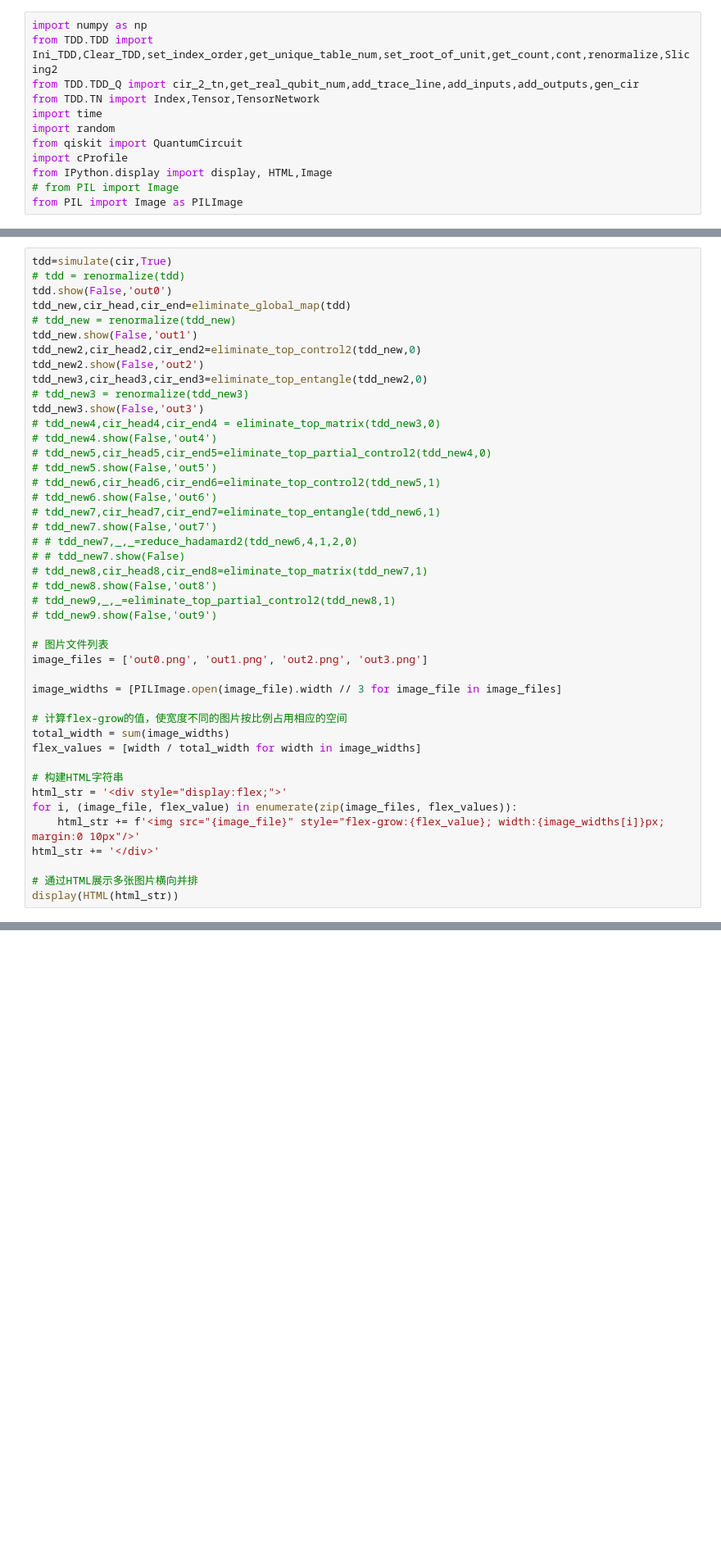
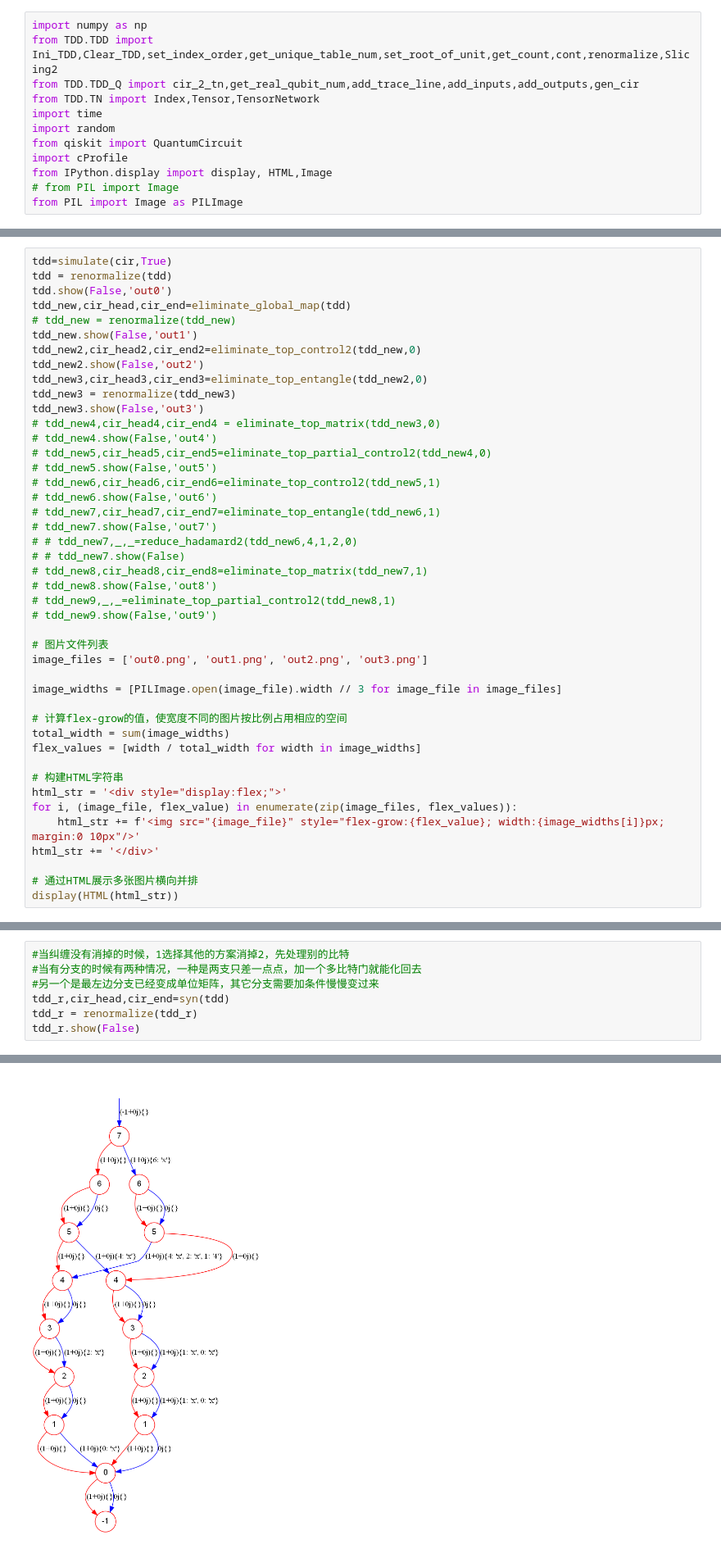
Before and after one commit to Veriqc/LimTDD, a Jupyter notebook: Test_Syn.ipynb, the cells around one changed output, grey strips where cells are left out. Shown: that part at 82% size. Saved outputs shown, nothing was run; the diff lists cells and outputs as text; blank space fills up the shorter version.

```diff
--- a/Test_Syn.ipynb
+++ b/Test_Syn.ipynb
@@ -701,6 +750,6 @@ q_3: ┤ S ├──────────┤ X ├┤ X ├┤ X ├┤ Z ├
 # %%
 tdd=simulate(cir,True)
-# tdd = renormalize(tdd)
+tdd = renormalize(tdd)
 tdd.show(False,'out0')
 tdd_new,cir_head,cir_end=eliminate_global_map(tdd)
 # tdd_new = renormalize(tdd_new)
@@ -708,7 +757,7 @@ tdd_new.show(False,'out1')
 tdd_new2,cir_head2,cir_end2=eliminate_top_control2(tdd_new,0)
 tdd_new2.show(False,'out2')
 tdd_new3,cir_head3,cir_end3=eliminate_top_entangle(tdd_new2,0)
-# tdd_new3 = renormalize(tdd_new3)
+tdd_new3 = renormalize(tdd_new3)
 tdd_new3.show(False,'out3')
 # tdd_new4,cir_head4,cir_end4 = eliminate_top_matrix(tdd_new3,0)
 # tdd_new4.show(False,'out4')
@@ -782,0 +796,8 @@ Repeat 0
+# %%
+#当纠缠没有消掉的时候，1选择其他的方案消掉2，先处理别的比特
+#当有分支的时候有两种情况，一种是两支只差一点点，加一个多比特门就能化回去
+#另一个是最左边分支已经变成单位矩阵，其它分支需要加条件慢慢变过来
+tdd_r,cir_head,cir_end=syn(tdd)
+tdd_r = renormalize(tdd_r)
+tdd_r.show(False)
+# %% [output]
@@ -782,0 +807 @@ Repeat 0
+[figure, added]
```
Also changed, not shown: parts of 9 cells of this notebook.
